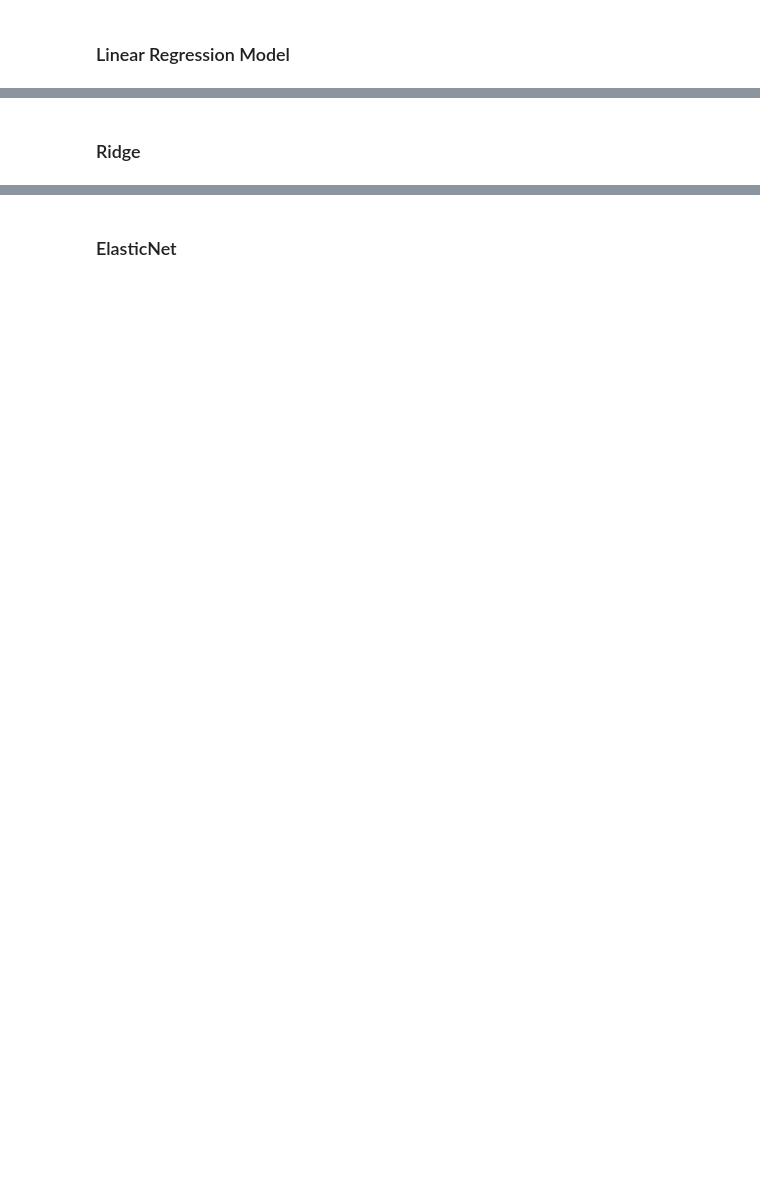
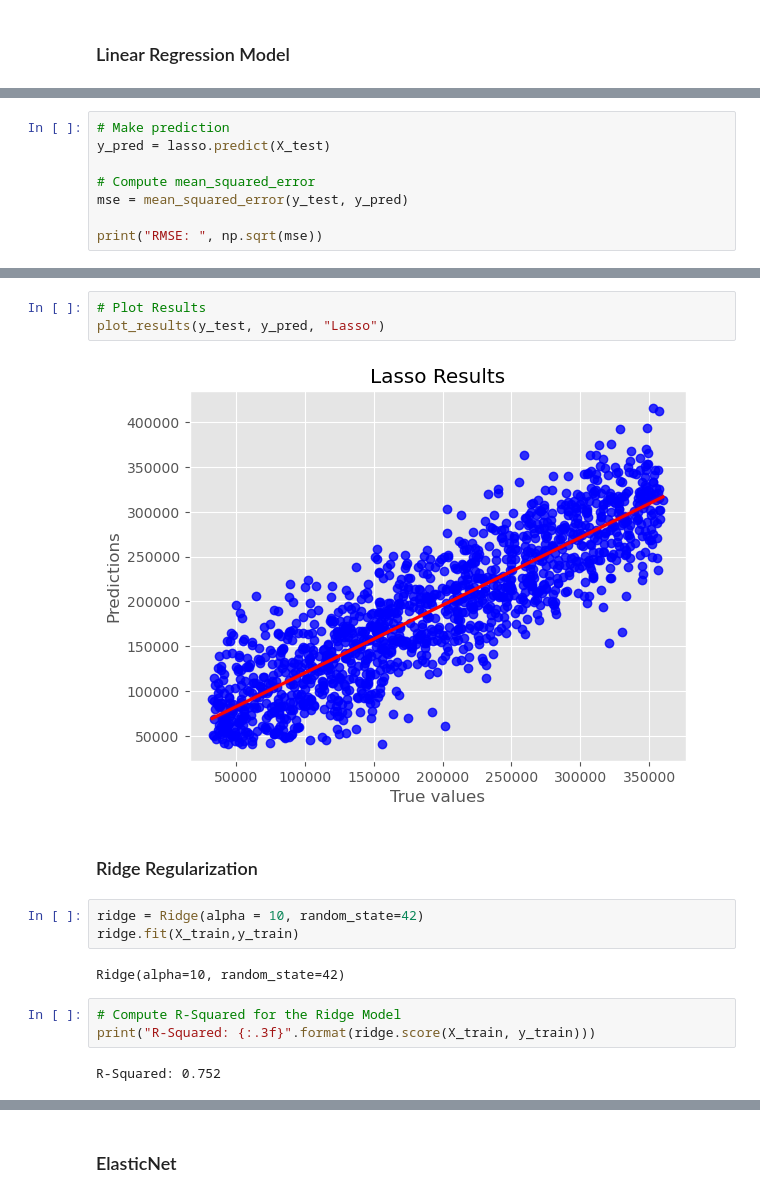
Before and after one commit to JacobJ215/ML-Guide-Code-Examples, a Jupyter notebook: regularization.ipynb, the cells around one changed output, grey strips where cells are left out. Saved outputs shown, nothing was run; the diff lists cells and outputs as text; blank space fills up the shorter version.

```diff
--- a/regularization.ipynb
+++ b/regularization.ipynb
@@ -187,0 +158,8 @@ The test score for ridge model is 0.4233440269603016
+# %%
+# Make prediction
+y_pred = lasso.predict(X_test)
+
+# Compute mean_squared_error
+mse = mean_squared_error(y_test, y_pred)
+
+print("RMSE: ", np.sqrt(mse))
@@ -188,2 +175,17 @@ The test score for ridge model is 0.4233440269603016
+# %%
+# Plot Results
+plot_results(y_test, y_pred, "Lasso")
+# %% [output]
+[figure, added]
 # %% [markdown]
-### Ridge
+### Ridge Regularization
+# %%
+ridge = Ridge(alpha = 10, random_state=42)
+ridge.fit(X_train,y_train)
+# %% [output]
+Ridge(alpha=10, random_state=42)
+# %%
+# Compute R-Squared for the Ridge Model
+print("R-Squared: {:.3f}".format(ridge.score(X_train, y_train)))
+# %% [output]
+R-Squared: 0.752
```
Also changed, not shown: parts of 40 cells of this notebook.
